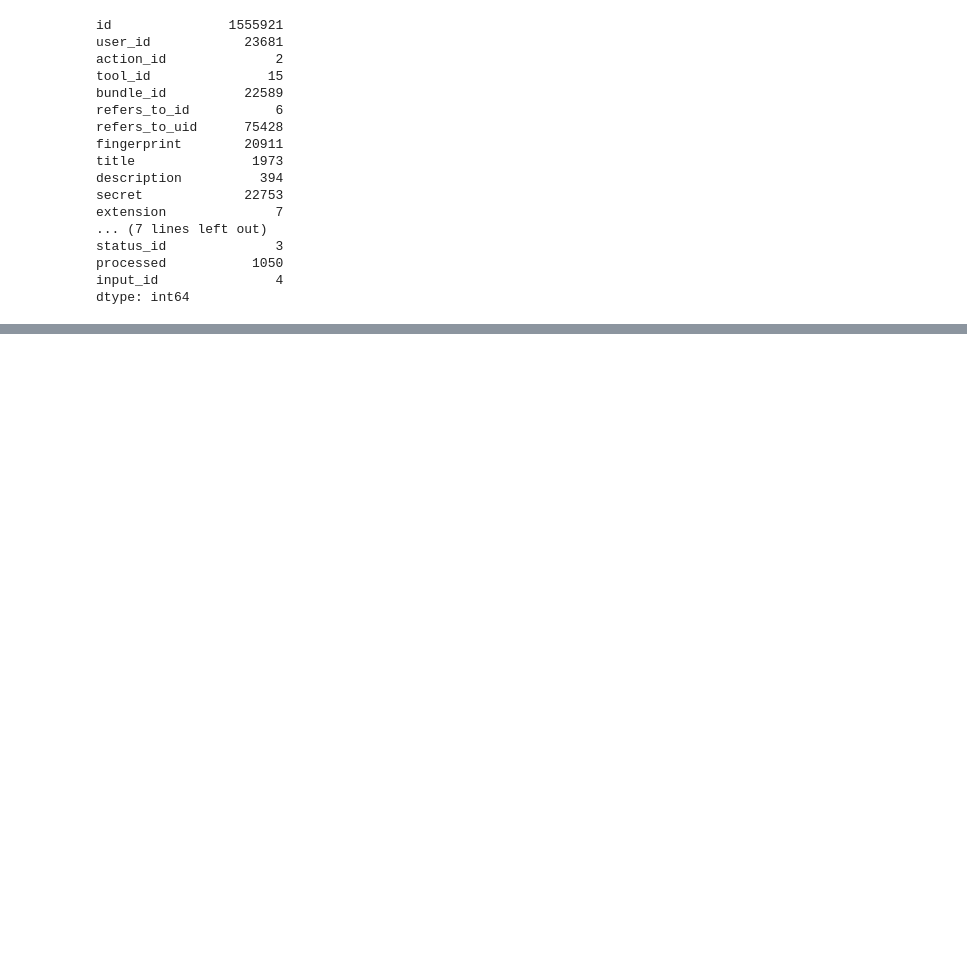
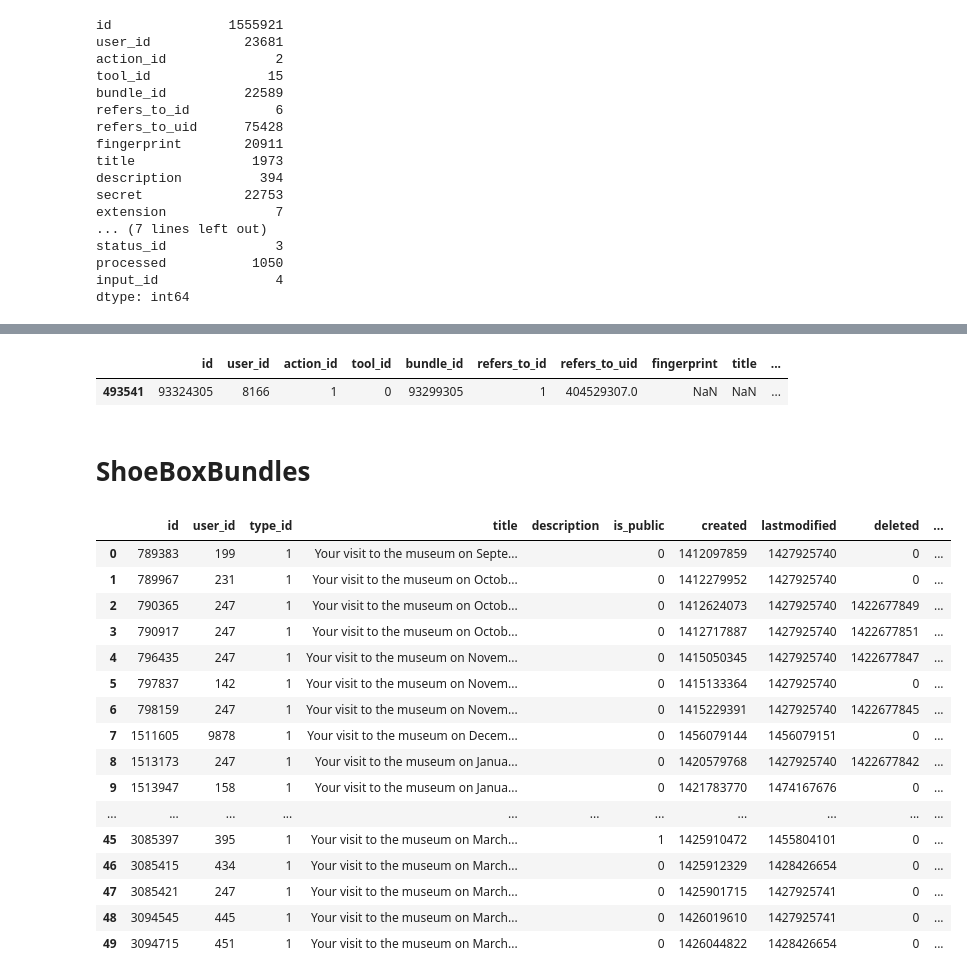
Before and after one commit to ShirinStar/Pen_Data_Dictionary, a Jupyter notebook: data/collection_users_db.ipynb, the cells around one changed output, grey strips where cells are left out. Saved outputs shown, nothing was run; the diff lists cells and outputs as text; code cells hidden in the pictures; blank space fills up the shorter version.

Commit message:
first cleaninig

```diff
--- a/data/collection_users_db.ipynb
+++ b/data/collection_users_db.ipynb
@@ -4,7 +6,8 @@ import pandas as pd
 # %%
 db_connection = sql.connect(host='localhost', database='collection_users', user='pandas', password='password')
-ShoeboxItems = pd.read_sql('SELECT * FROM UsersShoeboxItems', con=db_connection)
-ShoeboxBundles = pd.read_sql('SELECT * FROM UsersShoeboxBundles', con=db_connection)
-ShoeboxItemsRenditions = pd.read_sql('SELECT * FROM UsersShoeboxItemsRenditions', con=db_connection)
+sbItems = pd.read_sql('SELECT * FROM UsersShoeboxItems', con=db_connection)
+sbBundles = pd.read_sql('SELECT * FROM UsersShoeboxBundles', con=db_connection)
+sbItemsRenditions = pd.read_sql('SELECT * FROM UsersShoeboxItemsRenditions', con=db_connection)
 # %%
-pd.set_option('display.max_rows', 15500)
+pd.set_option('display.max_rows', 150)
+pd.set_option('display.max_columns', 50)
@@ -103,0 +118,29 @@ dtype: int64
+# %%
+sbItems.sample()
+##what the different between the id?? the first id is what?
+#how to inquiry the img / fingerprints/ bundles. is it a way in the website api?
+# %% [output]
+|  | id | user_id | action_id | tool_id | bundle_id | refers_to_id | refers_to_uid | fingerprint | title | ... |
+| 493541 | 93324305 | 8166 | 1 | 0 | 93299305 | 1 | 404529307.0 | NaN | NaN | ... |
+# %% [markdown]
+# ShoeBoxBundles
+# %%
+sbBundles.head(50)
+# %% [output]
+|  | id | user_id | type_id | title | description | is_public | created | lastmodified | deleted | ... |
+| 0 | 789383 | 199 | 1 | Your visit to the museum on Septe... |  | 0 | 1412097859 | 1427925740 | 0 | ... |
+| 1 | 789967 | 231 | 1 | Your visit to the museum on Octob... |  | 0 | 1412279952 | 1427925740 | 0 | ... |
+| 2 | 790365 | 247 | 1 | Your visit to the museum on Octob... |  | 0 | 1412624073 | 1427925740 | 1422677849 | ... |
+| 3 | 790917 | 247 | 1 | Your visit to the museum on Octob... |  | 0 | 1412717887 | 1427925740 | 1422677851 | ... |
+| 4 | 796435 | 247 | 1 | Your visit to the museum on Novem... |  | 0 | 1415050345 | 1427925740 | 1422677847 | ... |
+| 5 | 797837 | 142 | 1 | Your visit to the museum on Novem... |  | 0 | 1415133364 | 1427925740 | 0 | ... |
+| 6 | 798159 | 247 | 1 | Your visit to the museum on Novem... |  | 0 | 1415229391 | 1427925740 | 1422677845 | ... |
+| 7 | 1511605 | 9878 | 1 | Your visit to the museum on Decem... |  | 0 | 1456079144 | 1456079151 | 0 | ... |
+| 8 | 1513173 | 247 | 1 | Your visit to the museum on Janua... |  | 0 | 1420579768 | 1427925740 | 1422677842 | ... |
+| 9 | 1513947 | 158 | 1 | Your visit to the museum on Janua... |  | 0 | 1421783770 | 1474167676 | 0 | ... |
+| ... | ... | ... | ... | ... | ... | ... | ... | ... | ... | ... |
+| 45 | 3085397 | 395 | 1 | Your visit to the museum on March... |  | 1 | 1425910472 | 1455804101 | 0 | ... |
+| 46 | 3085415 | 434 | 1 | Your visit to the museum on March... |  | 0 | 1425912329 | 1428426654 | 0 | ... |
+| 47 | 3085421 | 247 | 1 | Your visit to the museum on March... |  | 0 | 1425901715 | 1427925741 | 0 | ... |
+| 48 | 3094545 | 445 | 1 | Your visit to the museum on March... |  | 0 | 1426019610 | 1427925741 | 0 | ... |
+| 49 | 3094715 | 451 | 1 | Your visit to the museum on March... |  | 0 | 1426044822 | 1428426654 | 0 | ... |
```
Also changed, not shown: parts of 22 cells of this notebook, 1 other file.
